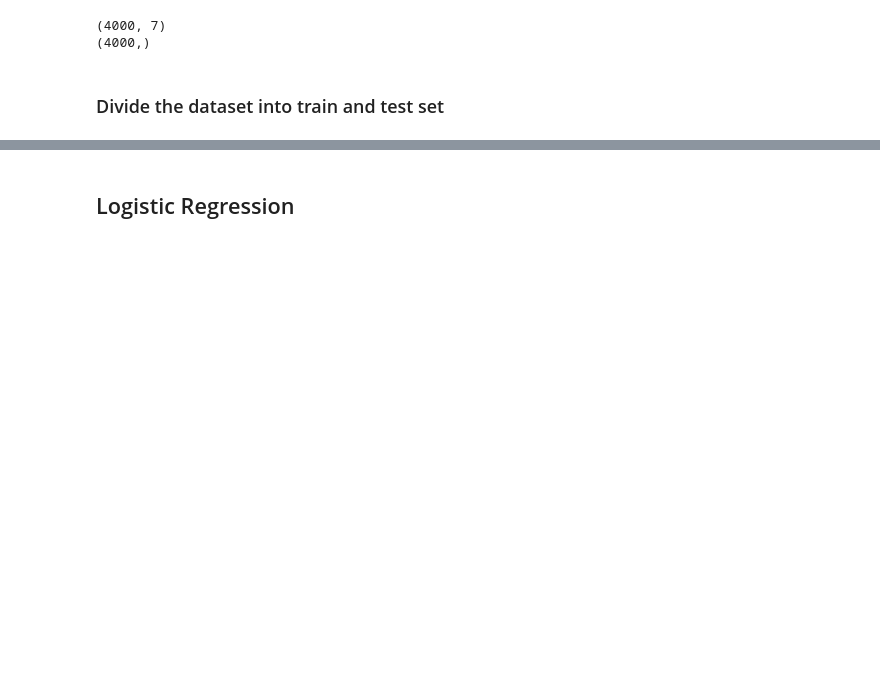
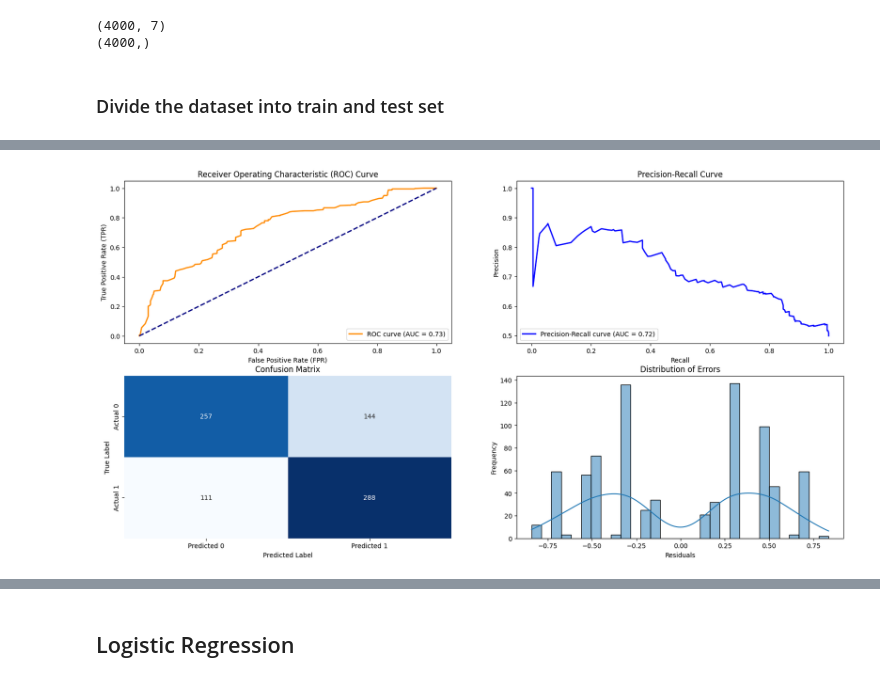
Before and after one commit to Moster2698/MachineLearning-UNIVR, a Jupyter notebook: Project.ipynb, the cells around one changed output, grey strips where cells are left out. Saved outputs shown, nothing was run; the diff lists cells and outputs as text; code cells hidden in the pictures; blank space fills up the shorter version.

```diff
--- a/Project.ipynb
+++ b/Project.ipynb
@@ -406,0 +514,6 @@ X_train,X_test,y_train,y_test = train_test_split(X,y,test_size=0.2,random_state=
+# %%
+model = Model(BernoulliNB(),scaled=True)
+model.fit()
+model.visualize_metrics()
+# %% [output]
+[figure, added]
```
Also changed, not shown: parts of 83 cells of this notebook.
